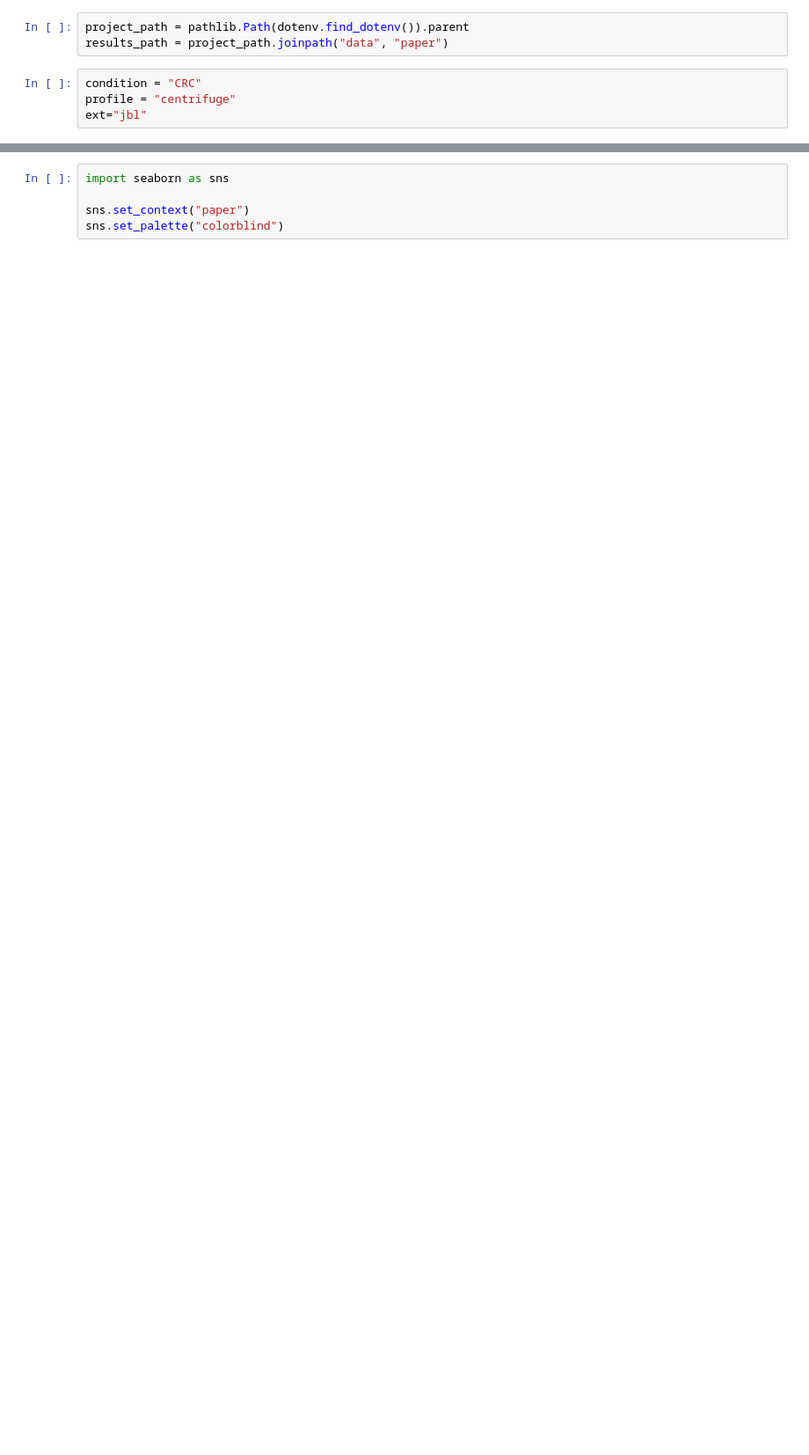
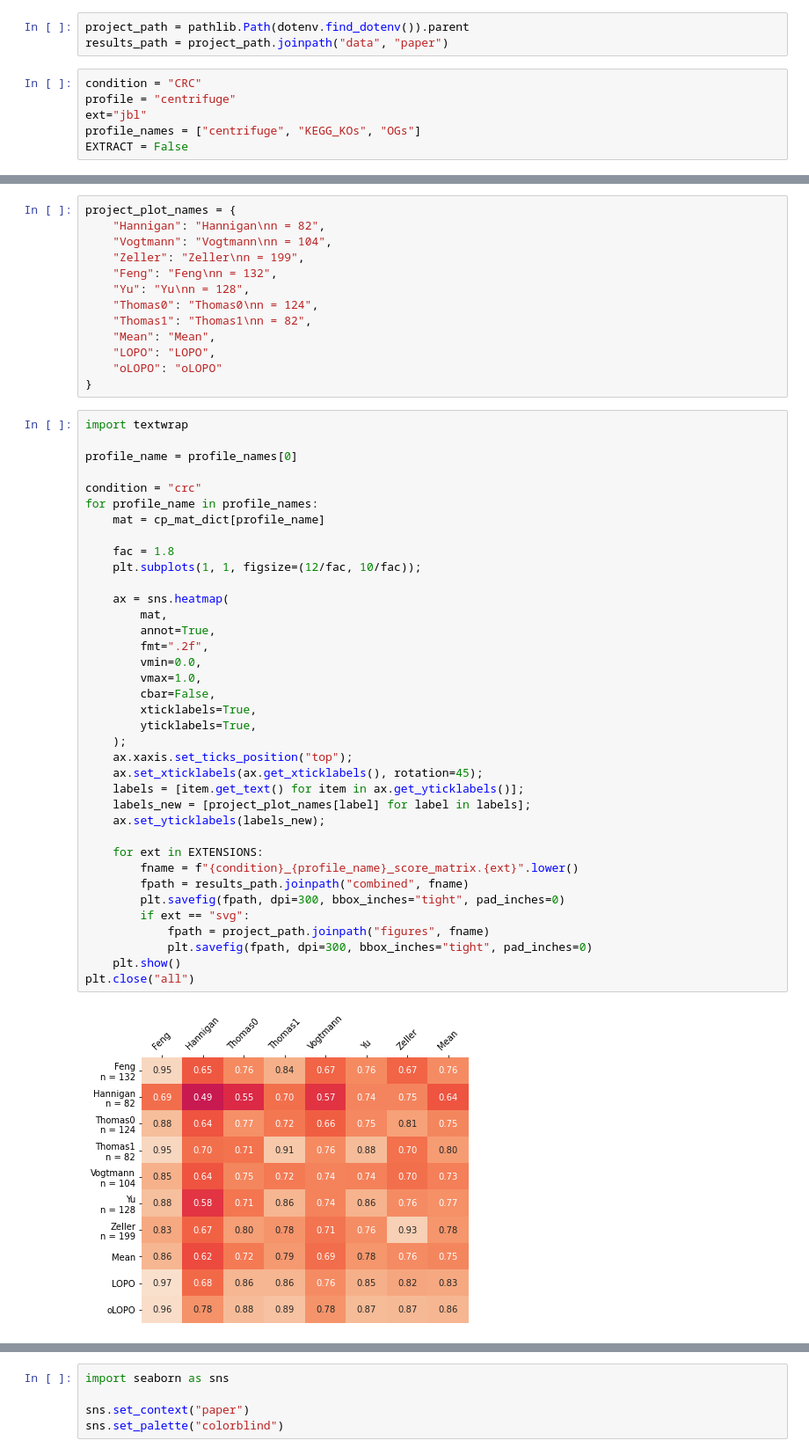
Before and after one commit to babelomics/metagenomic-crc, a Jupyter notebook: machine_learning/plot_results.ipynb, the cells around one changed output, grey strips where cells are left out. Shown: that part at 88% size. Saved outputs shown, nothing was run; the diff lists cells and outputs as text; blank space fills up the shorter version.

Commit message:
Update plotting notebook

```diff
--- a/machine_learning/plot_results.ipynb
+++ b/machine_learning/plot_results.ipynb
@@ -391,3 +497,5 @@ results_path = project_path.joinpath("data", "paper")
 condition = "CRC"
 profile = "centrifuge"
 ext="jbl"
+profile_names = ["centrifuge", "KEGG_KOs", "OGs"]
+EXTRACT = False
@@ -634,0 +593,52 @@ joblib.dump(cp_mat_dict, results_path.joinpath("combined", "cp_mat_dict.jbl"))
+# %%
+project_plot_names = {
+    "Hannigan": "Hannigan\nn = 82",
+    "Vogtmann": "Vogtmann\nn = 104",
+    "Zeller": "Zeller\nn = 199",
+    "Feng": "Feng\nn = 132",
+    "Yu": "Yu\nn = 128",
+    "Thomas0": "Thomas0\nn = 124",
+    "Thomas1": "Thomas1\nn = 82",
+    "Mean": "Mean",
+    "LOPO": "LOPO",
+    "oLOPO": "oLOPO"
+}
+# %%
+import textwrap
+
+profile_name = profile_names[0]
+
+condition = "crc"
+for profile_name in profile_names:
+    mat = cp_mat_dict[profile_name]
+
+    fac = 1.8
+    plt.subplots(1, 1, figsize=(12/fac, 10/fac));
+
+    ax = sns.heatmap(
+        mat,
+        annot=True,
+        fmt=".2f",
+        vmin=0.0,
+        vmax=1.0,
+        cbar=False,
+        xticklabels=True,
+        yticklabels=True,
+    );
+    ax.xaxis.set_ticks_position("top");
+    ax.set_xticklabels(ax.get_xticklabels(), rotation=45);
+    labels = [item.get_text() for item in ax.get_yticklabels()];
+    labels_new = [project_plot_names[label] for label in labels];
+    ax.set_yticklabels(labels_new);
+
+    for ext in EXTENSIONS:
+        fname = f"{condition}_{profile_name}_score_matrix.{ext}".lower()
+        fpath = results_path.joinpath("combined", fname)
+        plt.savefig(fpath, dpi=300, bbox_inches="tight", pad_inches=0)
+        if ext == "svg":
+            fpath = project_path.joinpath("figures", fname)
+            plt.savefig(fpath, dpi=300, bbox_inches="tight", pad_inches=0)
+    plt.show()
+plt.close("all")
+# %% [output]
+[figure, added]
```
Also changed, not shown: parts of 94 cells of this notebook, 3 other files.
